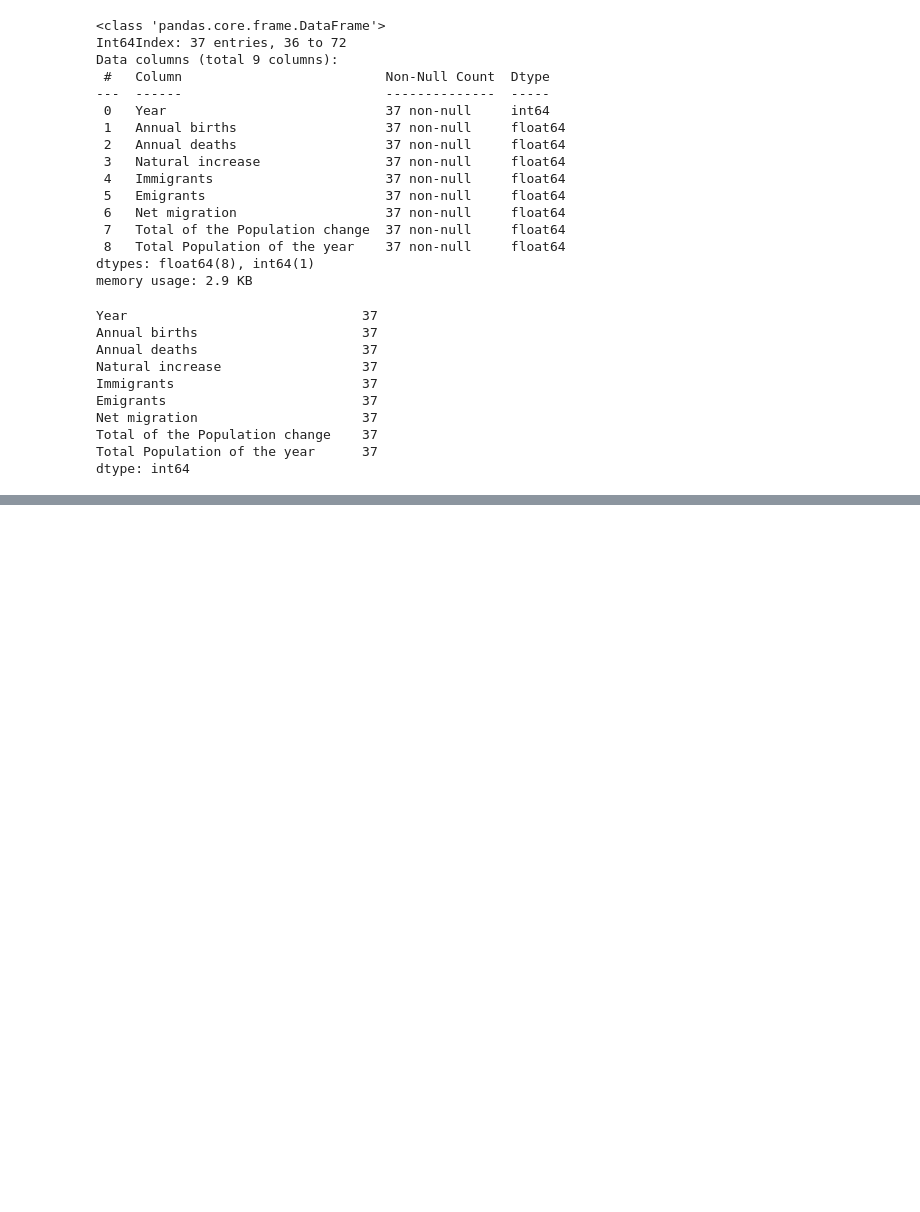
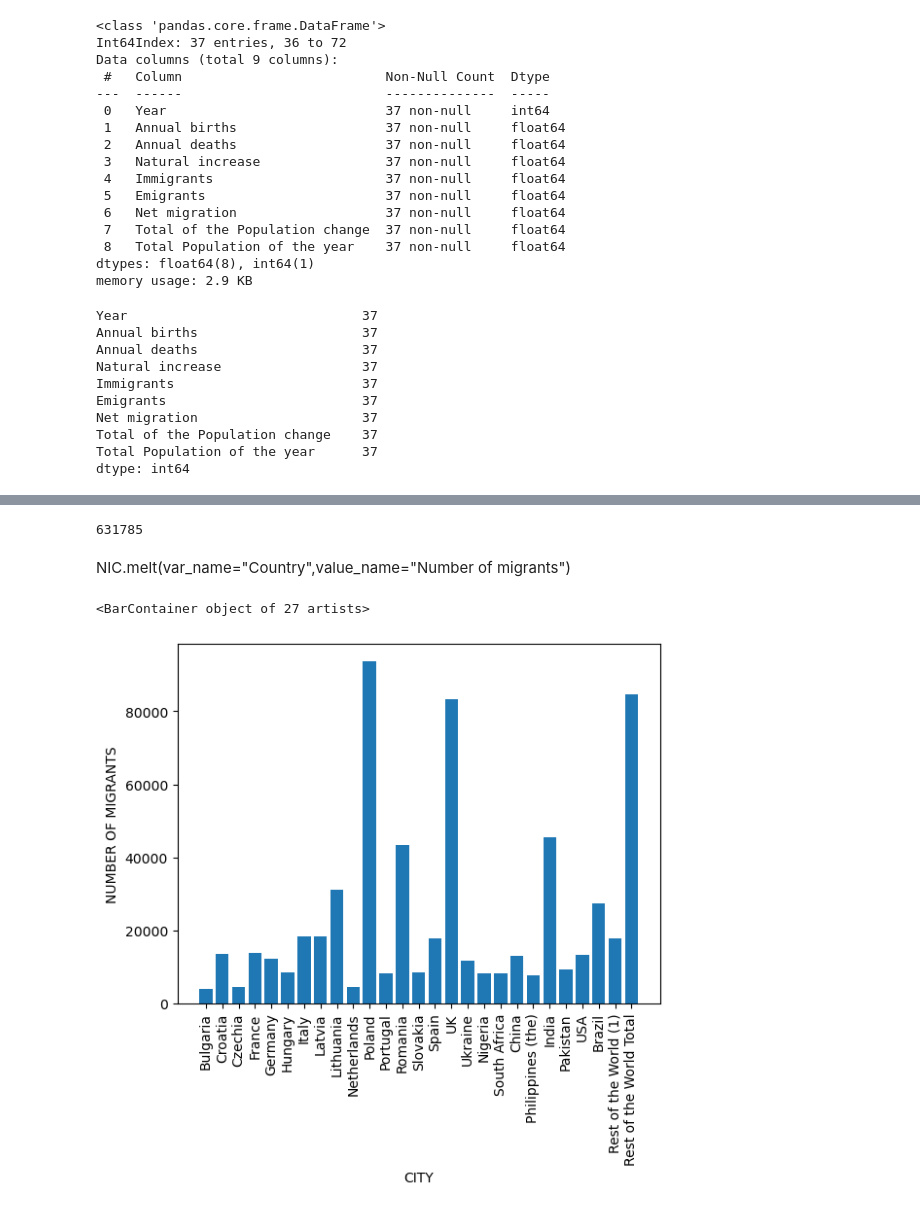
Before and after one commit to diagarmar29/Population-in-Ireland.-1st-Assesment, a Jupyter notebook: Population in Ireland.ipynb, the cells around one changed output, grey strips where cells are left out. Drawn from its saved outputs; the diff is of its cells as text; code cells hidden in the pictures; blank space fills up the shorter version.

```diff
--- a/Population in Ireland.ipynb
+++ b/Population in Ireland.ipynb
@@ -229,0 +350,4 @@ memory usage: 2.9 KB
+# %%
+NIC_3 = NIC_3.drop(NIC_3.index[[0]],
+               axis=0)
+NIC_3.head()
@@ -229,0 +396,3 @@ memory usage: 2.9 KB
+# %%
+first_26= NIC_3[NIC_3['Number of migrants']>3549.36]
+first_26.head()
@@ -229,0 +460,6 @@ memory usage: 2.9 KB
+# %%
+Rest_countries={"city": "Rest of the World Total","Number of migrants":84600}
+
+first_26 = first_26.append( Rest_countries, ignore_index=True)
+
+first_26
@@ -229,0 +484,17 @@ memory usage: 2.9 KB
+# %%
+first_26['Number of migrants'].sum()
+# %% [output]
+631785
+# %%
+x=first_26['city']
+y=first_26['Number of migrants']
+# %% [markdown]
+NIC.melt(var_name="Country",value_name="Number of migrants")
+# %%
+plt.xlabel('CITY',fontsize=10)
+plt.ylabel('NUMBER OF MIGRANTS',fontsize=10)
+plt.xticks(rotation=90)
+plt.bar(x,y)
+# %% [output]
+<BarContainer object of 27 artists>
+[figure, added]
```
Also changed, not shown: parts of 57 cells of this notebook.
